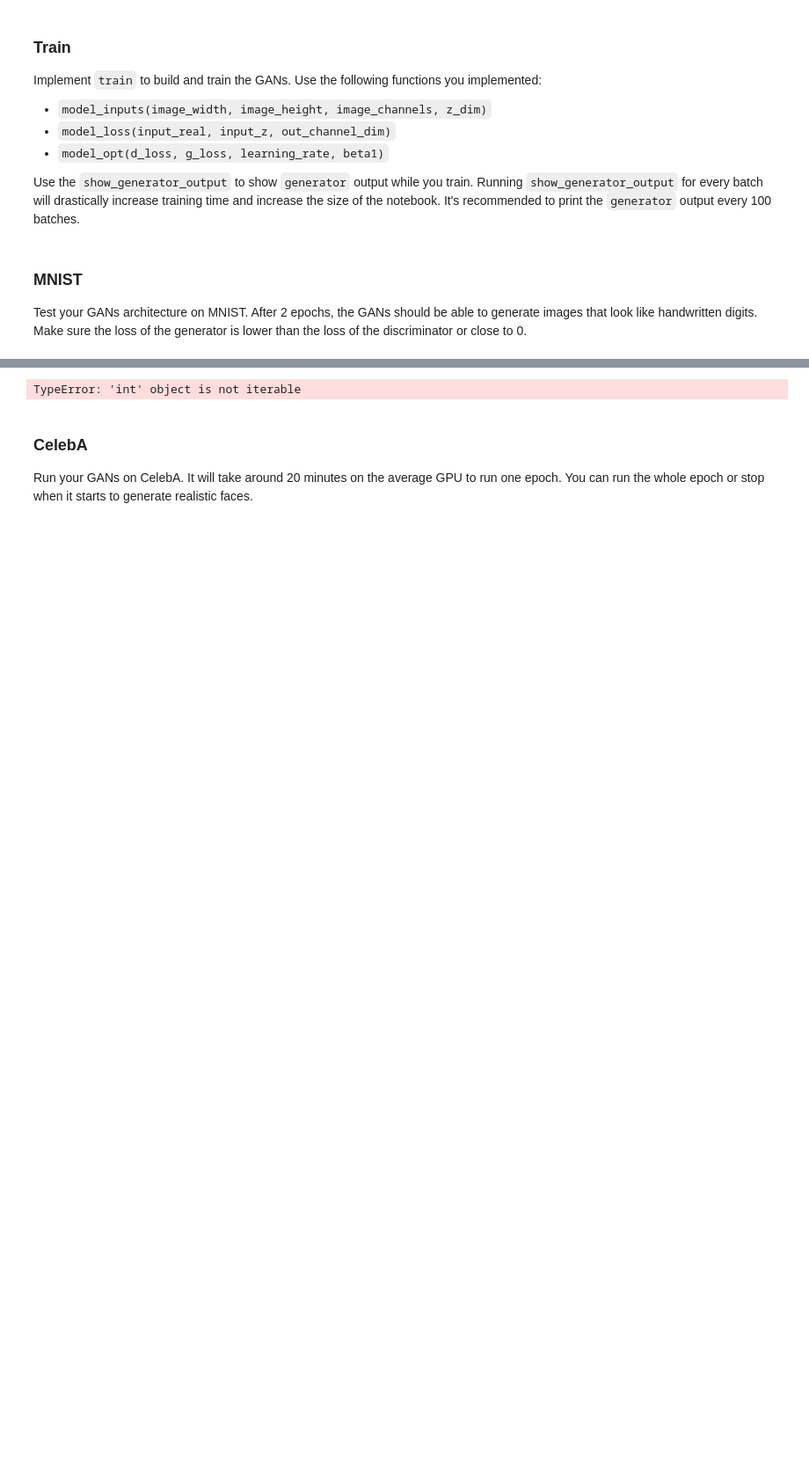
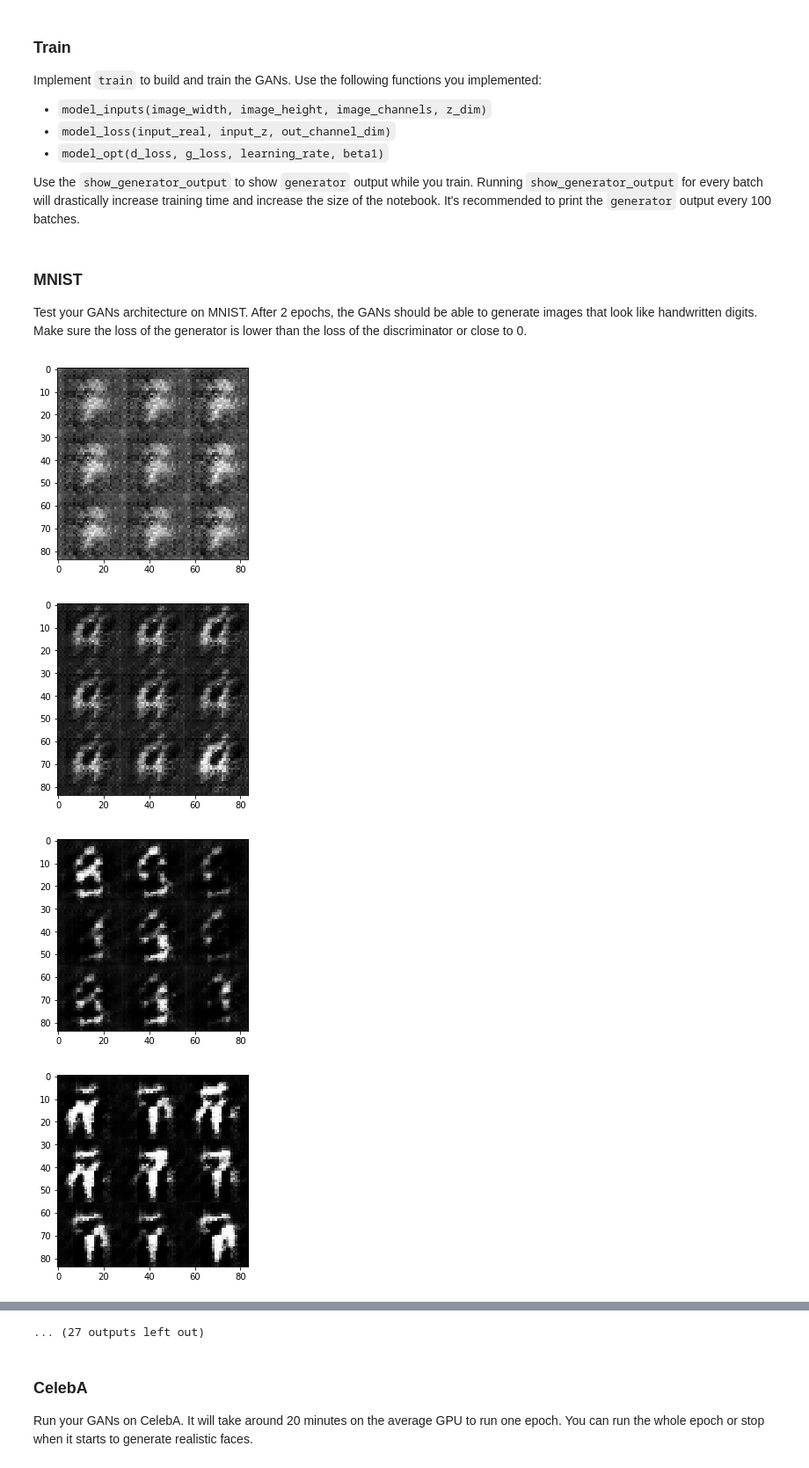
Before and after one commit to sheilaalemany/udacity_deep_learning, a Jupyter notebook: project5/dlnd_face_generation.ipynb, the cells around one changed output, grey strips where cells are left out. Shown at 88% size. Drawn from its saved outputs; the diff is of its cells as text; code cells hidden in the pictures; blank space fills up the shorter version.

```diff
--- a/project5/dlnd_face_generation.ipynb
+++ b/project5/dlnd_face_generation.ipynb
@@ -387,19 +385,23 @@ def train(epoch_count, batch_size, z_dim, learning_rate, beta1, get_batches, dat
 ### MNIST
 Test your GANs architecture on MNIST.  After 2 epochs, the GANs should be able to generate images that look like handwritten digits.  Make sure the loss of the generator is lower than the loss of the discriminator or close to 0.
 # %%
-batch_size = 64
+batch_size = 32
 z_dim = 100
 learning_rate = 0.0002
-beta1 = 0.4
+beta1 = 0.3
 
 
 """
 DON'T MODIFY ANYTHING IN THIS CELL THAT IS BELOW THIS LINE
 """
 epochs = 2
 
 mnist_dataset = helper.Dataset('mnist', glob(os.path.join(data_dir, 'mnist/*.jpg')))
 with tf.Graph().as_default():
     train(epochs, batch_size, z_dim, learning_rate, beta1, mnist_dataset.get_batches,
           mnist_dataset.shape, mnist_dataset.image_mode)
 # %% [output]
+[figure, added]
+[figure, added]
+[figure, added]
+[figure, added]
@@ -406,4 +416,4 @@ with tf.Graph().as_default():
-TypeError: 'int' object is not iterable
+... (27 outputs left out)
 # %% [markdown]
 ### CelebA
 Run your GANs on CelebA.  It will take around 20 minutes on the average GPU to run one epoch.  You can run the whole epoch or stop when it starts to generate realistic faces.
```
Also changed, not shown: parts of 6 cells of this notebook, 1 other file.
